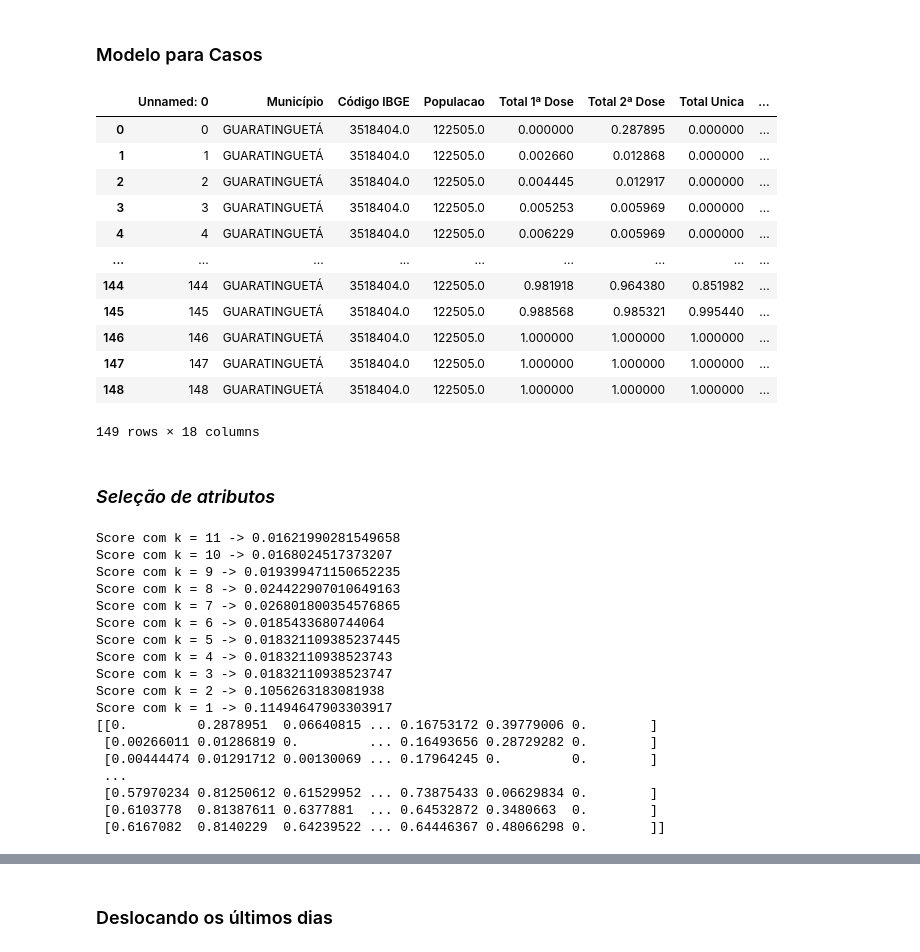
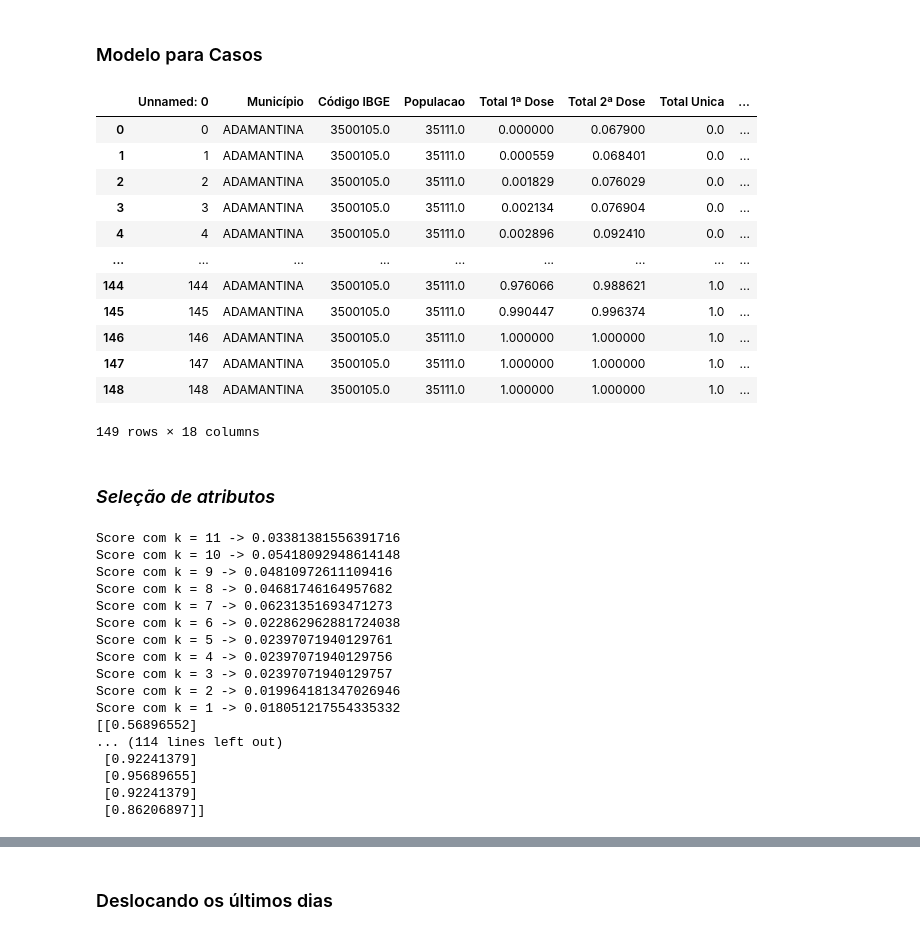
Before and after one commit to CamiloMaiaPires/ProjetoFinal_IA, a Jupyter notebook: Analise_modelos/Regressao.ipynb, the cells around one changed output, grey strips where cells are left out. Saved outputs shown, nothing was run; the diff lists cells and outputs as text; code cells hidden in the pictures.

```diff
--- a/Analise_modelos/Regressao.ipynb
+++ b/Analise_modelos/Regressao.ipynb
@@ -23,25 +23,26 @@ def daterange(start_date, end_date):
 ## Exemplo com Adamantina
 # %%
 #trocar para o cod_ibge de acordo com a cidade desejada
-cidade = '3518404'
+cidade = '3500105'
 # %% [markdown]
 ### Modelo para Casos
 # %%
 dataframe = pd.read_csv('../normalizados/dados/'+cidade+'.csv')
+nome = dataframe['Município'][0]
 dataframe
 # %% [output]
 |  | Unnamed: 0 | Município | Código IBGE | Populacao | Total 1ª Dose | Total 2ª Dose | Total Unica | ... |
-| 0 | 0 | GUARATINGUETÁ | 3518404.0 | 122505.0 | 0.000000 | 0.287895 | 0.000000 | ... |
-| 1 | 1 | GUARATINGUETÁ | 3518404.0 | 122505.0 | 0.002660 | 0.012868 | 0.000000 | ... |
-| 2 | 2 | GUARATINGUETÁ | 3518404.0 | 122505.0 | 0.004445 | 0.012917 | 0.000000 | ... |
-| 3 | 3 | GUARATINGUETÁ | 3518404.0 | 122505.0 | 0.005253 | 0.005969 | 0.000000 | ... |
-| 4 | 4 | GUARATINGUETÁ | 3518404.0 | 122505.0 | 0.006229 | 0.005969 | 0.000000 | ... |
+| 0 | 0 | ADAMANTINA | 3500105.0 | 35111.0 | 0.000000 | 0.067900 | 0.0 | ... |
+| 1 | 1 | ADAMANTINA | 3500105.0 | 35111.0 | 0.000559 | 0.068401 | 0.0 | ... |
+| 2 | 2 | ADAMANTINA | 3500105.0 | 35111.0 | 0.001829 | 0.076029 | 0.0 | ... |
+| 3 | 3 | ADAMANTINA | 3500105.0 | 35111.0 | 0.002134 | 0.076904 | 0.0 | ... |
+| 4 | 4 | ADAMANTINA | 3500105.0 | 35111.0 | 0.002896 | 0.092410 | 0.0 | ... |
 | ... | ... | ... | ... | ... | ... | ... | ... | ... |
-| 144 | 144 | GUARATINGUETÁ | 3518404.0 | 122505.0 | 0.981918 | 0.964380 | 0.851982 | ... |
-| 145 | 145 | GUARATINGUETÁ | 3518404.0 | 122505.0 | 0.988568 | 0.985321 | 0.995440 | ... |
-| 146 | 146 | GUARATINGUETÁ | 3518404.0 | 122505.0 | 1.000000 | 1.000000 | 1.000000 | ... |
-| 147 | 147 | GUARATINGUETÁ | 3518404.0 | 122505.0 | 1.000000 | 1.000000 | 1.000000 | ... |
-| 148 | 148 | GUARATINGUETÁ | 3518404.0 | 122505.0 | 1.000000 | 1.000000 | 1.000000 | ... |
+| 144 | 144 | ADAMANTINA | 3500105.0 | 35111.0 | 0.976066 | 0.988621 | 1.0 | ... |
+| 145 | 145 | ADAMANTINA | 3500105.0 | 35111.0 | 0.990447 | 0.996374 | 1.0 | ... |
+| 146 | 146 | ADAMANTINA | 3500105.0 | 35111.0 | 1.000000 | 1.000000 | 1.0 | ... |
+| 147 | 147 | ADAMANTINA | 3500105.0 | 35111.0 | 1.000000 | 1.000000 | 1.0 | ... |
+| 148 | 148 | ADAMANTINA | 3500105.0 | 35111.0 | 1.000000 | 1.000000 | 1.0 | ... |
 149 rows × 18 columns
 # %% [markdown]
 ### *Seleção de atributos*
@@ -85,24 +86,23 @@ for i in range(11, 0, -1):
 
 print(resul)
 # %% [output]
-Score com k = 11 -> 0.01621990281549658
-Score com k = 10 -> 0.0168024517373207
-Score com k = 9 -> 0.019399471150652235
-Score com k = 8 -> 0.024422907010649163
-Score com k = 7 -> 0.026801800354576865
-Score com k = 6 -> 0.0185433680744064
-Score com k = 5 -> 0.018321109385237445
-Score com k = 4 -> 0.01832110938523743
-Score com k = 3 -> 0.01832110938523747
-Score com k = 2 -> 0.1056263183081938
-Score com k = 1 -> 0.11494647903303917
-[[0.         0.2878951  0.06640815 ... 0.16753172 0.39779006 0.        ]
- [0.00266011 0.01286819 0.         ... 0.16493656 0.28729282 0.        ]
- [0.00444474 0.01291712 0.00130069 ... 0.17964245 0.         0.        ]
- ...
- [0.57970234 0.81250612 0.61529952 ... 0.73875433 0.06629834 0.        ]
- [0.6103778  0.81387611 0.6377881  ... 0.64532872 0.3480663  0.        ]
- [0.6167082  0.8140229  0.64239522 ... 0.64446367 0.48066298 0.        ]]
+Score com k = 11 -> 0.03381381556391716
+Score com k = 10 -> 0.05418092948614148
+Score com k = 9 -> 0.04810972611109416
+Score com k = 8 -> 0.04681746164957682
+Score com k = 7 -> 0.06231351693471273
+Score com k = 6 -> 0.022862962881724038
+Score com k = 5 -> 0.02397071940129761
+Score com k = 4 -> 0.02397071940129756
+Score com k = 3 -> 0.02397071940129757
+Score com k = 2 -> 0.019964181347026946
+Score com k = 1 -> 0.018051217554335332
+[[0.56896552]
+... (114 lines left out)
+ [0.92241379]
+ [0.95689655]
+ [0.92241379]
+ [0.86206897]]
 # %%
 # sendo a média móvel de casos o melhor atributo, iniciando os testes
 # %%
```
Also changed, not shown: parts of 11 cells of this notebook.
